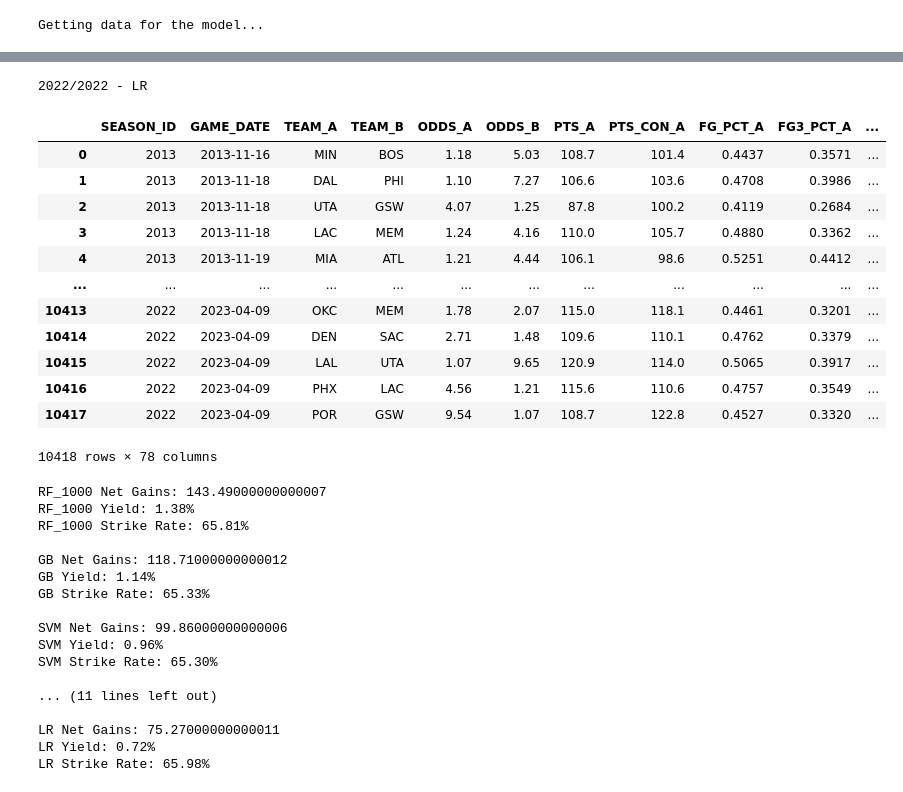
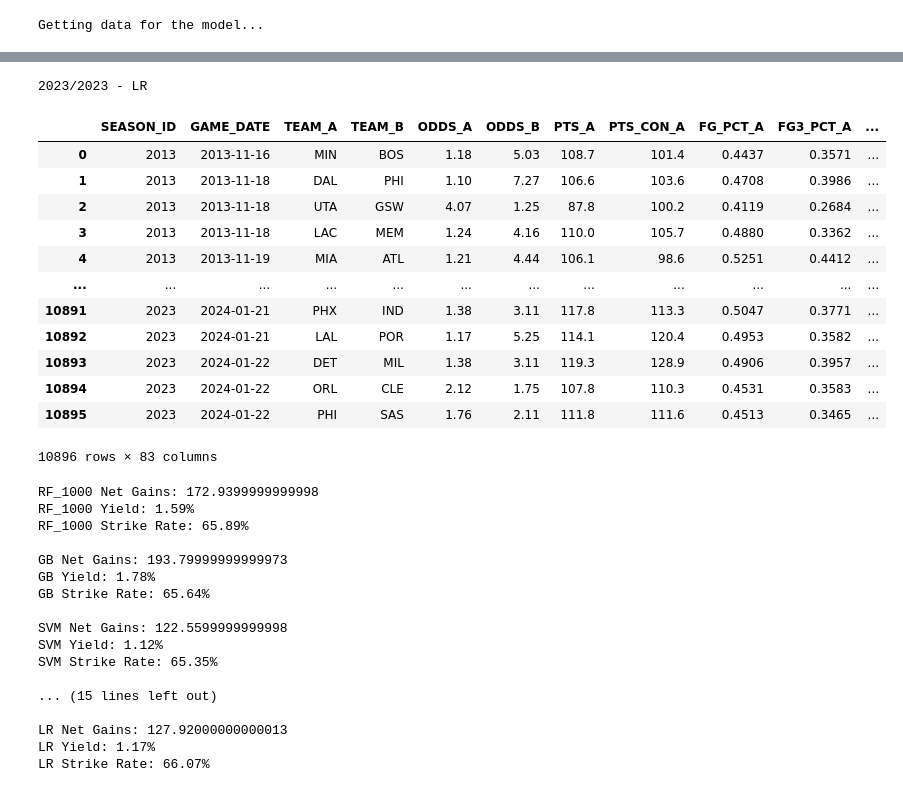
Before and after one commit to caiomelo22/nba-predictor, a Jupyter notebook: moneyline.ipynb, the cells around one changed output, grey strips where cells are left out. Saved outputs shown, nothing was run; the diff lists cells and outputs as text; code cells hidden in the pictures.

```diff
--- a/moneyline.ipynb
+++ b/moneyline.ipynb
@@ -24,7 +24,7 @@ from sklearn.feature_selection import RFE
 pd.set_option('mode.chained_assignment', None)
 # %%
 first_season = 2012
-last_season = 2022
+last_season = 2023
 
 season_file = f'{first_season}-{last_season}'
 
@@ -107,10 +107,24 @@ def train_predict_model(x_train, y_train, x_test, y_test, season, model):
 main_df = pd.DataFrame()
 
 for season in range(first_season + 1, last_season+1):
+    rf_classifier = RandomForestClassifier(n_estimators=1000, random_state=0)
+    gb_classifier = GradientBoostingClassifier(random_state=0)
+    svm_classifier = SVC(kernel='rbf', random_state=0, probability=True)
+
+    # Create a voting classifier
+    voting_classifier = VotingClassifier(
+        estimators=[
+            ('RF', rf_classifier),
+            ('GB', gb_classifier),
+        ],
+        voting='soft'  # Use 'soft' for probability voting
+    )
+
     models = [
-        {'classifier': RandomForestClassifier(n_estimators=1000, random_state=0), 'abbreviation': 'RF_1000'},
-        {'classifier': GradientBoostingClassifier(random_state = 0) , 'abbreviation': 'GB'},
-        {'classifier': SVC(kernel = 'rbf', random_state = 0, probability = True), 'abbreviation': 'SVM'},
+        {'classifier': rf_classifier, 'abbreviation': 'RF_1000'},
+        {'classifier': gb_classifier, 'abbreviation': 'GB'},
+        {'classifier': svm_classifier, 'abbreviation': 'SVM'},
+        {'classifier': voting_classifier, 'abbreviation': 'VC'},
         {'classifier': GaussianNB(), 'abbreviation': 'NB'},
         {'classifier': KNeighborsClassifier(n_neighbors=800), 'abbreviation': 'KNN'},
         {'classifier': SGDClassifier(loss="log", random_state = 0), 'abbreviation': 'SGD'},
@@ -148,9 +162,9 @@ for season in range(first_season + 1, last_season+1):
     else:
         main_df = pd.concat([main_df, test_dataset], ignore_index=True)
 # %% [output]
-2022/2022 - LR
+2023/2023 - LR
 # %%
-min_odds = 2
+min_odds = 1.8
 
 def create_game_profit_col(row, model_abbv):
     odds = row["ODDS_A" if row[f"{model_abbv}_PRED"] == "H" else "ODDS_B"]
@@ -170,56 +184,56 @@ display(main_df)
 for model in models:
     model_abbv = model["abbreviation"]
 
     main_df[f"{model_abbv}_PROFIT"] = main_df.apply(lambda x: create_game_profit_col(x, model_abbv), axis=1)
     main_df[f"{model_abbv}_PROFIT_TRACKING"] = main_df[f"{model_abbv}_PROFIT"].cumsum()
 
     # Calculate Net Gains
     net_gains = main_df[f"{model_abbv}_PROFIT_TRACKING"].iloc[-1]
 
     # Calculate Yield
     total_profit = main_df[f"{model_abbv}_PROFIT_TRACKING"].iloc[-1]
     total_bets = len(main_df)
     yield_percentage = (total_profit / total_bets) * 100
 
     # Calculate Strike Rate
     correct_predictions = (main_df[f"{model_abbv}_PRED"] == main_df['WINNER']).sum()
     strike_rate_percentage = (correct_predictions / total_bets) * 100
 
     # Print the results
     print(f"\n{model_abbv} Net Gains: {net_gains}")
     print(f"{model_abbv} Yield: {yield_percentage:.2f}%")
     print(f"{model_abbv} Strike Rate: {strike_rate_percentage:.2f}%")
 # %% [output]
 |  | SEASON_ID | GAME_DATE | TEAM_A | TEAM_B | ODDS_A | ODDS_B | PTS_A | PTS_CON_A | FG_PCT_A | FG3_PCT_A | ... |
 | 0 | 2013 | 2013-11-16 | MIN | BOS | 1.18 | 5.03 | 108.7 | 101.4 | 0.4437 | 0.3571 | ... |
 | 1 | 2013 | 2013-11-18 | DAL | PHI | 1.10 | 7.27 | 106.6 | 103.6 | 0.4708 | 0.3986 | ... |
 | 2 | 2013 | 2013-11-18 | UTA | GSW | 4.07 | 1.25 | 87.8 | 100.2 | 0.4119 | 0.2684 | ... |
 | 3 | 2013 | 2013-11-18 | LAC | MEM | 1.24 | 4.16 | 110.0 | 105.7 | 0.4880 | 0.3362 | ... |
 | 4 | 2013 | 2013-11-19 | MIA | ATL | 1.21 | 4.44 | 106.1 | 98.6 | 0.5251 | 0.4412 | ... |
 | ... | ... | ... | ... | ... | ... | ... | ... | ... | ... | ... | ... |
-| 10413 | 2022 | 2023-04-09 | OKC | MEM | 1.78 | 2.07 | 115.0 | 118.1 | 0.4461 | 0.3201 | ... |
-| 10414 | 2022 | 2023-04-09 | DEN | SAC | 2.71 | 1.48 | 109.6 | 110.1 | 0.4762 | 0.3379 | ... |
-| 10415 | 2022 | 2023-04-09 | LAL | UTA | 1.07 | 9.65 | 120.9 | 114.0 | 0.5065 | 0.3917 | ... |
-| 10416 | 2022 | 2023-04-09 | PHX | LAC | 4.56 | 1.21 | 115.6 | 110.6 | 0.4757 | 0.3549 | ... |
-| 10417 | 2022 | 2023-04-09 | POR | GSW | 9.54 | 1.07 | 108.7 | 122.8 | 0.4527 | 0.3320 | ... |
+| 10891 | 2023 | 2024-01-21 | PHX | IND | 1.38 | 3.11 | 117.8 | 113.3 | 0.5047 | 0.3771 | ... |
+| 10892 | 2023 | 2024-01-21 | LAL | POR | 1.17 | 5.25 | 114.1 | 120.4 | 0.4953 | 0.3582 | ... |
+| 10893 | 2023 | 2024-01-22 | DET | MIL | 1.38 | 3.11 | 119.3 | 128.9 | 0.4906 | 0.3957 | ... |
+| 10894 | 2023 | 2024-01-22 | ORL | CLE | 2.12 | 1.75 | 107.8 | 110.3 | 0.4531 | 0.3583 | ... |
+| 10895 | 2023 | 2024-01-22 | PHI | SAS | 1.76 | 2.11 | 111.8 | 111.6 | 0.4513 | 0.3465 | ... |
-10418 rows × 78 columns
+10896 rows × 83 columns
-RF_1000 Net Gains: 143.49000000000007
-RF_1000 Yield: 1.38%
-RF_1000 Strike Rate: 65.81%
+RF_1000 Net Gains: 172.9399999999998
+RF_1000 Yield: 1.59%
+RF_1000 Strike Rate: 65.89%
 
-GB Net Gains: 118.71000000000012
-GB Yield: 1.14%
-GB Strike Rate: 65.33%
+GB Net Gains: 193.79999999999973
+GB Yield: 1.78%
+GB Strike Rate: 65.64%
 
-SVM Net Gains: 99.86000000000006
-SVM Yield: 0.96%
-SVM Strike Rate: 65.30%
+SVM Net Gains: 122.5599999999998
+SVM Yield: 1.12%
+SVM Strike Rate: 65.35%
 
-... (11 lines left out)
+... (15 lines left out)
 
-LR Net Gains: 75.27000000000011
-LR Yield: 0.72%
-LR Strike Rate: 65.98%
+LR Net Gains: 127.92000000000013
+LR Yield: 1.17%
+LR Strike Rate: 66.07%
 # %%
 plt.figure(figsize=(12, 8))
 
```
Also changed, not shown: parts of 5 cells of this notebook.
